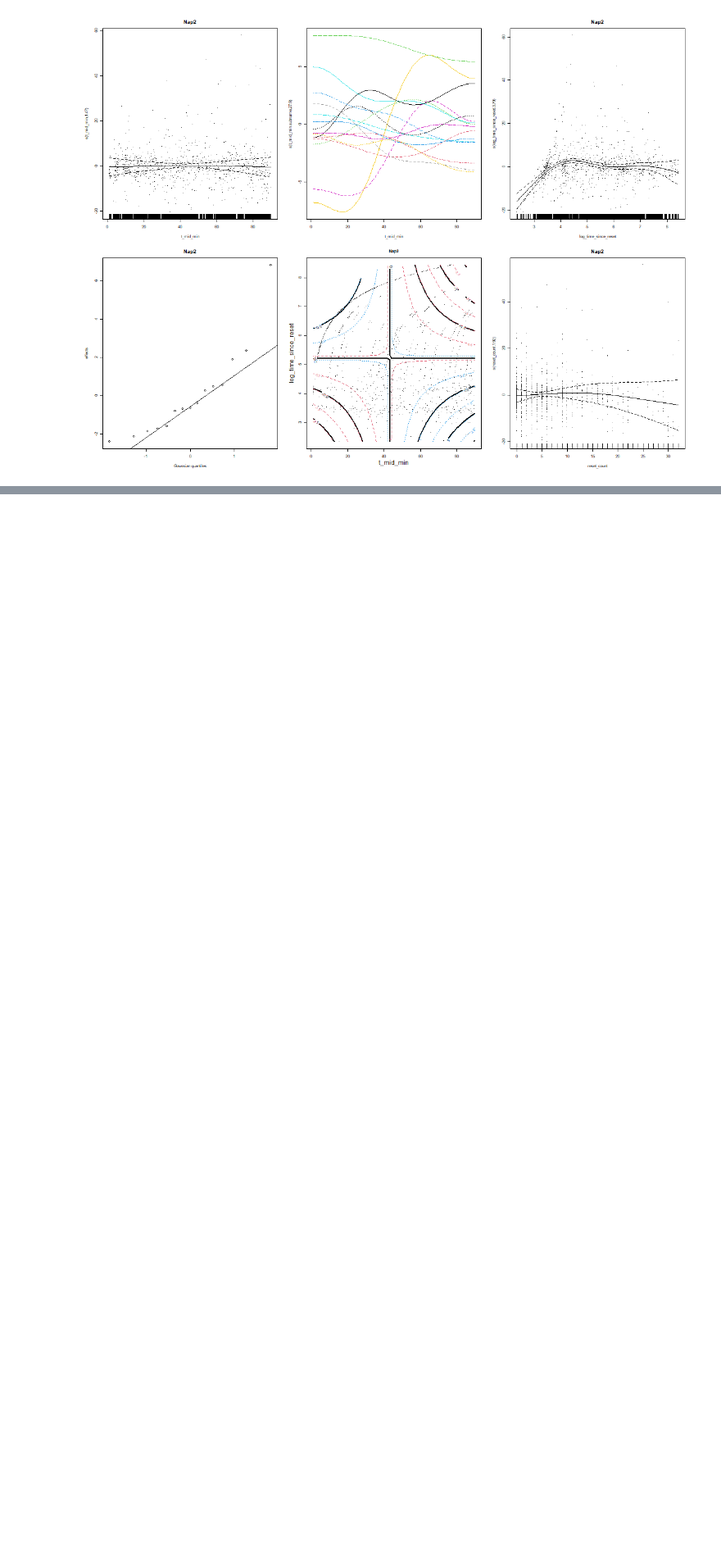
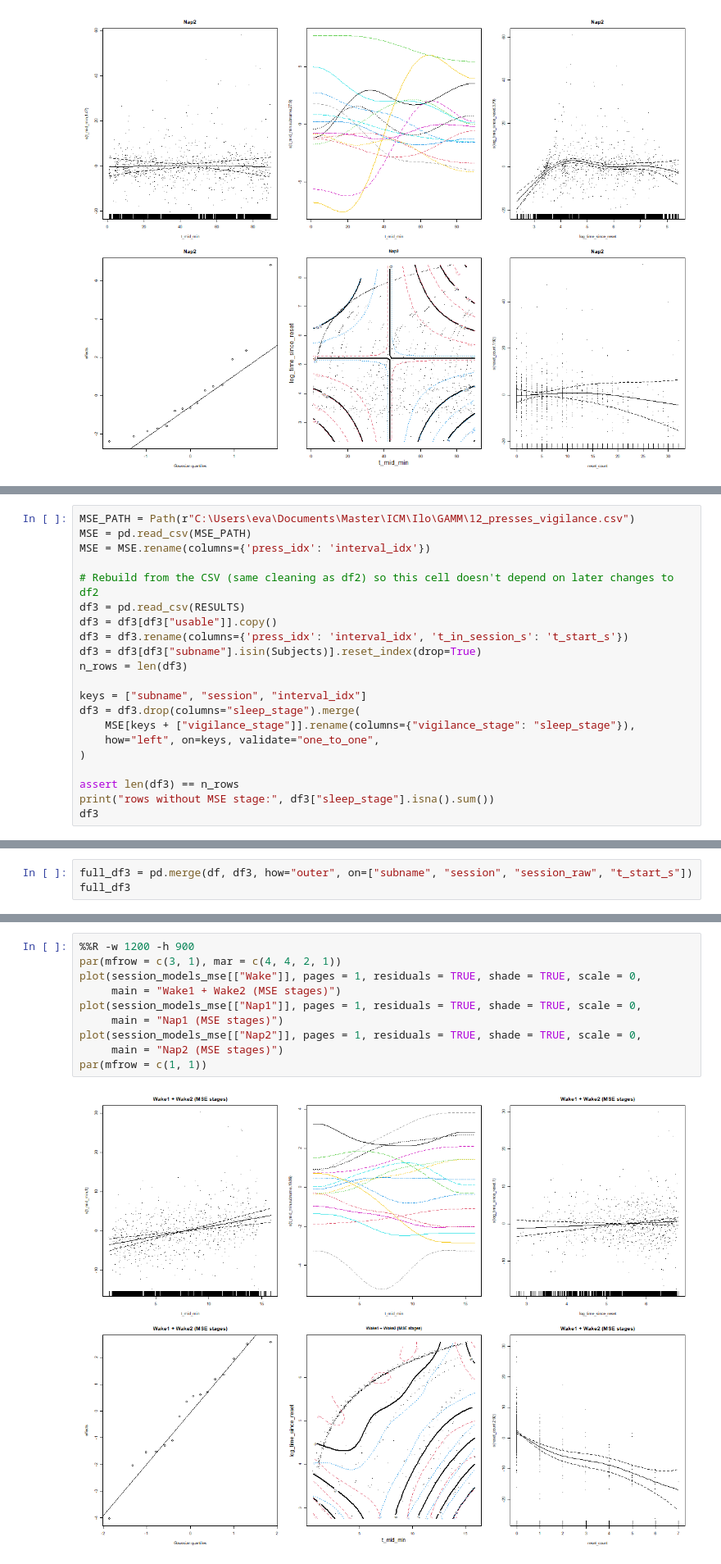
Before and after one commit to EvaFrossard/Penguin_Detection, a Jupyter notebook: GAMM/GAMM.ipynb, the cells around one changed output, grey strips where cells are left out. Shown at 82% size. Saved outputs shown, nothing was run; the diff lists cells and outputs as text; blank space fills up the shorter version.

Commit message:
Add MSE to the GAMM

```diff
--- a/GAMM/GAMM.ipynb
+++ b/GAMM/GAMM.ipynb
@@ -805,0 +826,21 @@ par(mfrow = c(1, 1))
+# %%
+MSE_PATH = Path(r"C:\Users\eva\Documents\Master\ICM\Ilo\GAMM\12_presses_vigilance.csv")
+MSE = pd.read_csv(MSE_PATH)
+MSE = MSE.rename(columns={'press_idx': 'interval_idx'})
+
+# Rebuild from the CSV (same cleaning as df2) so this cell doesn't depend on later changes to df2
+df3 = pd.read_csv(RESULTS)
+df3 = df3[df3["usable"]].copy()
+df3 = df3.rename(columns={'press_idx': 'interval_idx', 't_in_session_s': 't_start_s'})
+df3 = df3[df3["subname"].isin(Subjects)].reset_index(drop=True)
+n_rows = len(df3)
+
+keys = ["subname", "session", "interval_idx"]
+df3 = df3.drop(columns="sleep_stage").merge(
+    MSE[keys + ["vigilance_stage"]].rename(columns={"vigilance_stage": "sleep_stage"}),
+    how="left", on=keys, validate="one_to_one",
+)
+
+assert len(df3) == n_rows
+print("rows without MSE stage:", df3["sleep_stage"].isna().sum())
+df3
@@ -805,0 +866,3 @@ par(mfrow = c(1, 1))
+# %%
+full_df3 = pd.merge(df, df3, how="outer", on=["subname", "session", "session_raw", "t_start_s"])
+full_df3
@@ -805,0 +937,12 @@ par(mfrow = c(1, 1))
+# %%
+%%R -w 1200 -h 900
+par(mfrow = c(3, 1), mar = c(4, 4, 2, 1))
+plot(session_models_mse[["Wake"]], pages = 1, residuals = TRUE, shade = TRUE, scale = 0,
+     main = "Wake1 + Wake2 (MSE stages)")
+plot(session_models_mse[["Nap1"]], pages = 1, residuals = TRUE, shade = TRUE, scale = 0,
+     main = "Nap1 (MSE stages)")
+plot(session_models_mse[["Nap2"]], pages = 1, residuals = TRUE, shade = TRUE, scale = 0,
+     main = "Nap2 (MSE stages)")
+par(mfrow = c(1, 1))
+# %% [output]
+[figure, added]
```
Also changed, not shown: parts of 8 cells of this notebook.
